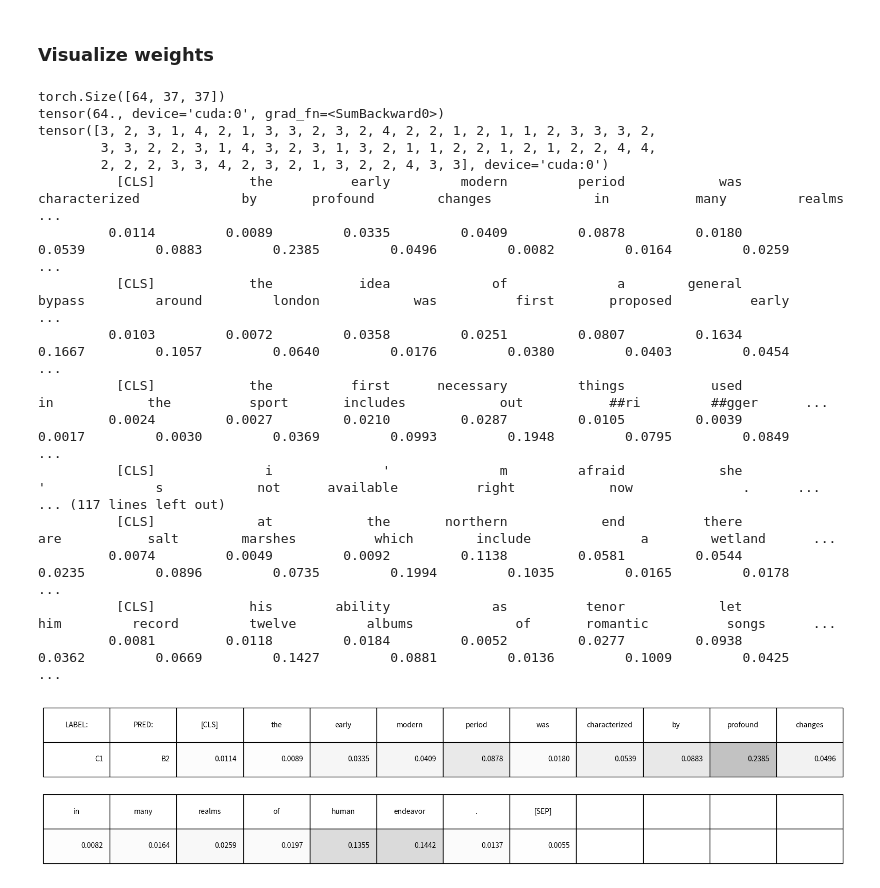
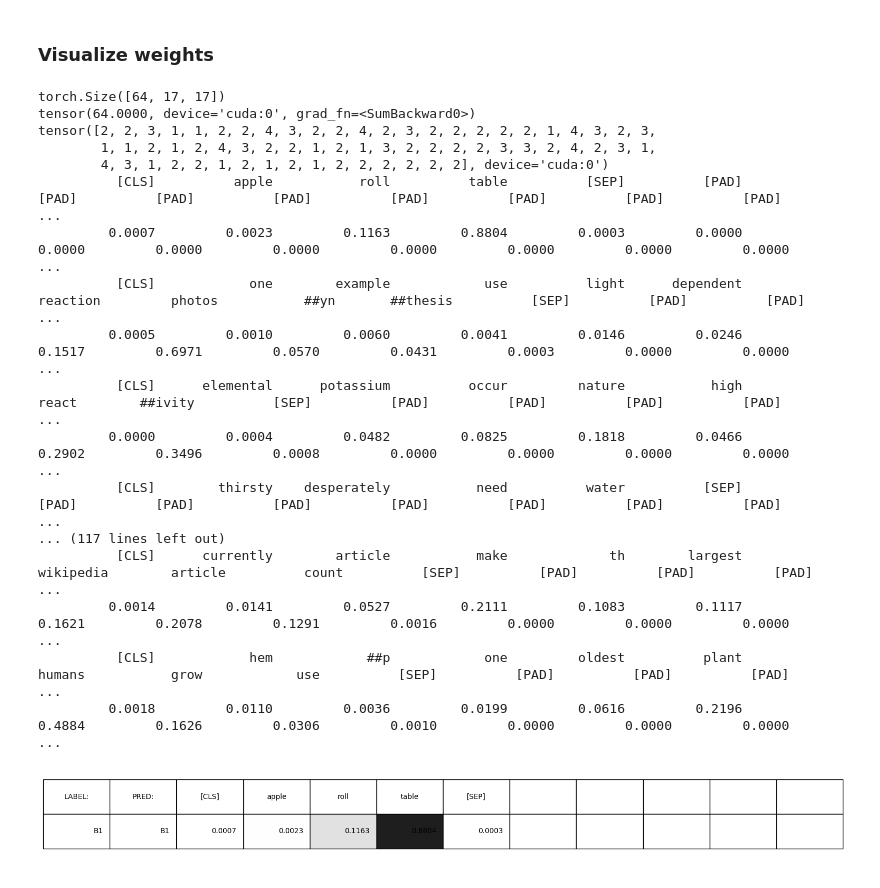
Before and after one commit to KaFaiFai/JLPT-Difficulty-Predictor, a Jupyter notebook: visualize_english.ipynb, the cells around one changed output. Cells and saved outputs as stored; diff of their text form; code cells hidden in the pictures.

```diff
--- a/visualize_english.ipynb
+++ b/visualize_english.ipynb
@@ -46,8 +51,8 @@ train_loader = DataLoader(train_dataset, batch_size=BATCH_SIZE, shuffle=True)
 val_loader = DataLoader(val_dataset, batch_size=BATCH_SIZE, shuffle=True)
 
 tokenizer = BertTokenizer.from_pretrained("bert-base-uncased")
-model = SimpleAttention(NUM_CLASS, vocab_size=len(tokenizer)).to(DEVICE)
-# model = BERTClassification(NUM_CLASS).to(DEVICE)
+# model = SimpleAttention(NUM_CLASS, vocab_size=len(tokenizer)).to(DEVICE)
+model = BERTClassification(NUM_CLASS).to(DEVICE)
 criterion = nn.CrossEntropyLoss(reduction="sum")  # to get average easily
 optimizer = optim.Adam(model.parameters(), lr=LEARNING_RATE)
 # %% [markdown]
@@ -136,35 +134,31 @@ for tokens, attn in zip(tokens_list, cls_attn):
         print(f"{a:15.4f}", end="")
     print()
 # %% [output]
-torch.Size([64, 37, 37])
-tensor(64., device='cuda:0', grad_fn=<SumBackward0>)
-tensor([3, 2, 3, 1, 4, 2, 1, 3, 3, 2, 3, 2, 4, 2, 2, 1, 2, 1, 1, 2, 3, 3, 3, 2,
-        3, 3, 2, 2, 3, 1, 4, 3, 2, 3, 1, 3, 2, 1, 1, 2, 2, 1, 2, 1, 2, 2, 4, 4,
-        2, 2, 2, 3, 3, 4, 2, 3, 2, 1, 3, 2, 2, 4, 3, 3], device='cuda:0')
-          [CLS]            the          early         modern         period            was  characterized             by       profound        changes             in           many         realms      ...
-         0.0114         0.0089         0.0335         0.0409         0.0878         0.0180         0.0539         0.0883         0.2385         0.0496         0.0082         0.0164         0.0259      ...
-          [CLS]            the           idea             of              a        general         bypass         around         london            was          first       proposed          early      ...
-         0.0103         0.0072         0.0358         0.0251         0.0807         0.1634         0.1667         0.1057         0.0640         0.0176         0.0380         0.0403         0.0454      ...
-          [CLS]            the          first      necessary         things           used             in            the          sport       includes            out           ##ri         ##gger      ...
-         0.0024         0.0027         0.0210         0.0287         0.0105         0.0039         0.0017         0.0030         0.0369         0.0993         0.1948         0.0795         0.0849      ...
-          [CLS]              i              '              m         afraid            she              '              s            not      available          right            now              .      ...
+torch.Size([64, 17, 17])
+tensor(64.0000, device='cuda:0', grad_fn=<SumBackward0>)
+tensor([2, 2, 3, 1, 1, 2, 2, 4, 3, 2, 2, 4, 2, 3, 2, 2, 2, 2, 2, 1, 4, 3, 2, 3,
+        1, 1, 2, 1, 2, 4, 3, 2, 2, 1, 2, 1, 3, 2, 2, 2, 2, 3, 3, 2, 4, 2, 3, 1,
+        4, 3, 1, 2, 2, 1, 2, 1, 2, 1, 2, 2, 2, 2, 2, 2], device='cuda:0')
+          [CLS]          apple           roll          table          [SEP]          [PAD]          [PAD]          [PAD]          [PAD]          [PAD]          [PAD]          [PAD]          [PAD]      ...
+         0.0007         0.0023         0.1163         0.8804         0.0003         0.0000         0.0000         0.0000         0.0000         0.0000         0.0000         0.0000         0.0000      ...
+          [CLS]            one        example            use          light      dependent       reaction         photos           ##yn       ##thesis          [SEP]          [PAD]          [PAD]      ...
+         0.0005         0.0010         0.0060         0.0041         0.0146         0.0246         0.1517         0.6971         0.0570         0.0431         0.0003         0.0000         0.0000      ...
+          [CLS]      elemental      potassium          occur         nature           high          react        ##ivity          [SEP]          [PAD]          [PAD]          [PAD]          [PAD]      ...
+         0.0000         0.0004         0.0482         0.0825         0.1818         0.0466         0.2902         0.3496         0.0008         0.0000         0.0000         0.0000         0.0000      ...
+          [CLS]        thirsty    desperately           need          water          [SEP]          [PAD]          [PAD]          [PAD]          [PAD]          [PAD]          [PAD]          [PAD]      ...
 ... (117 lines left out)
-          [CLS]             at            the       northern            end          there            are           salt        marshes          which        include              a        wetland      ...
-         0.0074         0.0049         0.0092         0.1138         0.0581         0.0544         0.0235         0.0896         0.0735         0.1994         0.1035         0.0165         0.0178      ...
-          [CLS]            his        ability             as          tenor            let            him         record         twelve         albums             of       romantic          songs      ...
-         0.0081         0.0118         0.0184         0.0052         0.0277         0.0938         0.0362         0.0669         0.1427         0.0881         0.0136         0.1009         0.0425      ...
+          [CLS]      currently        article           make             th        largest      wikipedia        article          count          [SEP]          [PAD]          [PAD]          [PAD]      ...
+         0.0014         0.0141         0.0527         0.2111         0.1083         0.1117         0.1621         0.2078         0.1291         0.0016         0.0000         0.0000         0.0000      ...
+          [CLS]            hem            ##p            one         oldest          plant         humans           grow            use          [SEP]          [PAD]          [PAD]          [PAD]      ...
+         0.0018         0.0110         0.0036         0.0199         0.0616         0.2196         0.4884         0.1626         0.0306         0.0010         0.0000         0.0000         0.0000      ...
 # %%
-import matplotlib.font_manager as fm
-
-fprop = fm.FontProperties(fname="resource/NotoSansJP-Regular.ttf")
-
 i = 0
 max_length = 12
 
 tokens: list[str] = tokens_list[i]
 attn = cls_attn[i].tolist()
-label = CEFRLeveledTexts.target2label(labels[i].item())
-prediction = CEFRLeveledTexts.target2label(predictions[i].item())
+label = CEFR_SP.target2label(labels[i].item())
+prediction = CEFR_SP.target2label(predictions[i].item())
 
 words = []
 values = []
@@ -179,33 +173,31 @@ for t, a in zip(tokens, attn):
         words.append(t)
         values.append(a)
 
 words = ["LABEL:", "PRED:"] + words
 attn_strs = [label, prediction] + [f"{a:.4f}" for a in values]
 colors = ["w", "w"] + [str(1 - a) for a in values]
 
 
 def plot_pairs(plt, words, values, colors, max_length=max_length):
     seq_length = len(words)
     if seq_length < max_length:
         words += [""] * (max_length - seq_length)
         values += [""] * (max_length - seq_length)
         colors += ["w"] * (max_length - seq_length)
     plt.axis("off")
     table = plt.table(cellText=[values], cellColours=[colors], colLabels=words, loc="center")
-    for cell in table._cells:
-        table._cells[cell].set_text_props(fontproperties=fprop)
     table.scale(1, 4)
 
 
 num_lines = math.ceil(len(words) / max_length)
 fig, ax = plt.subplots(num_lines, 1, figsize=(20, 2 * num_lines))
 if num_lines == 1:
     plot_pairs(ax, words, attn_strs, colors)
 else:
     for i in range(num_lines):
         s, e = i * max_length, (i + 1) * max_length
         plot_pairs(ax[i], words[s:e], attn_strs[s:e], colors[s:e])
 
 plt.show()
 # %% [output]
-[figure, old version]
+[figure, new version]
```
Also changed, not shown: parts of 3 cells of this notebook, 3 other files.
